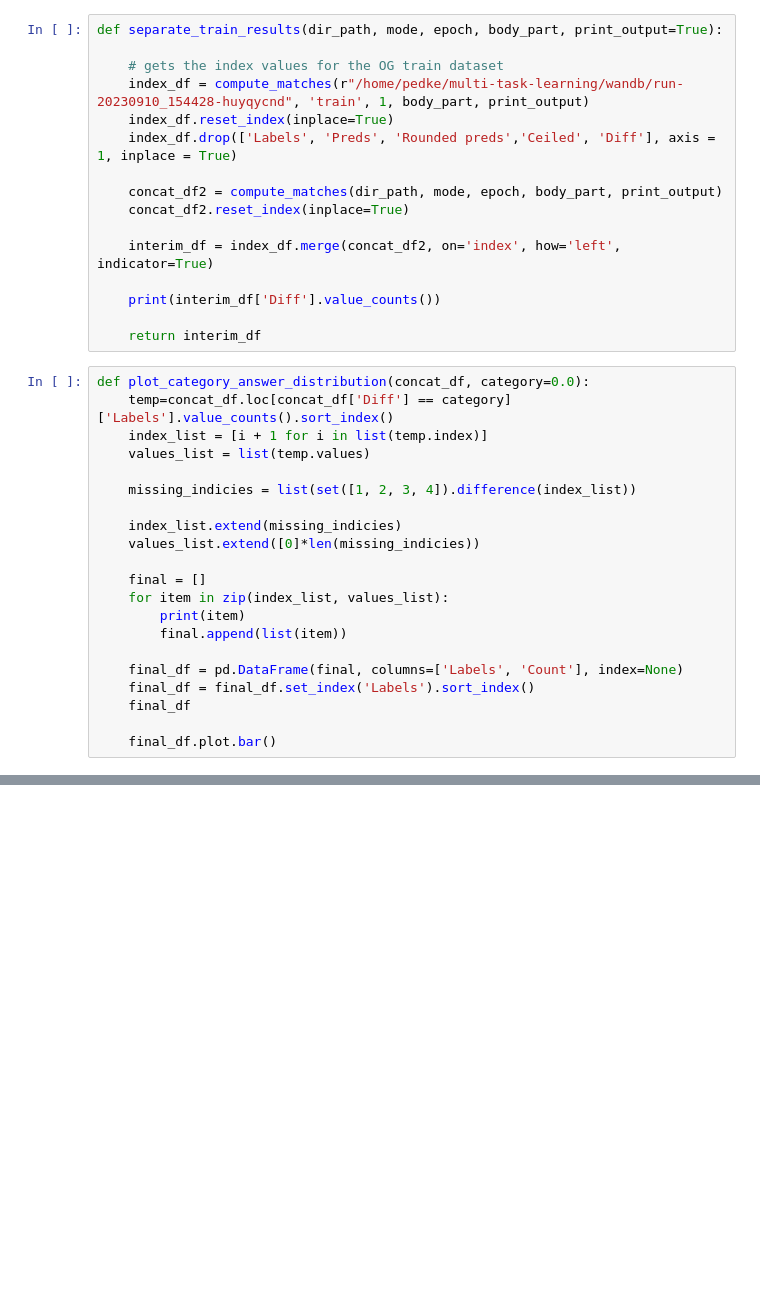
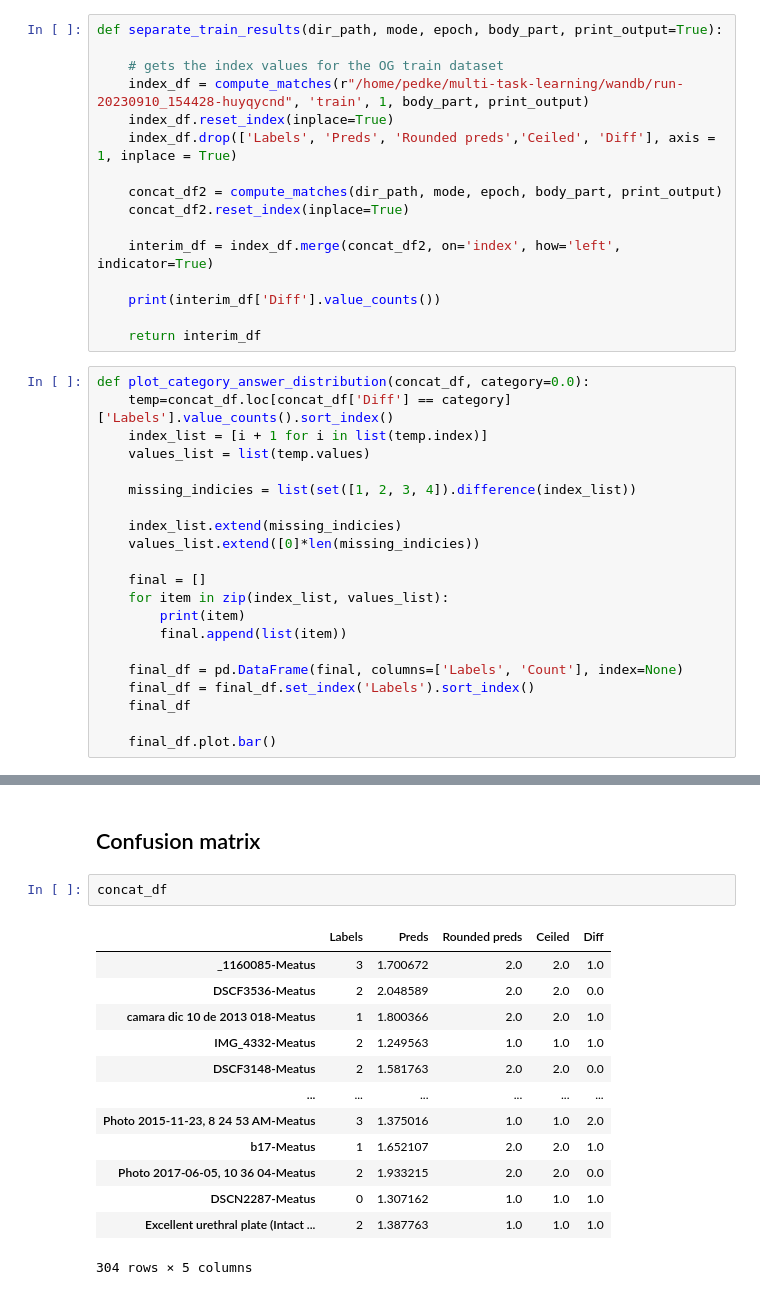
Before and after one commit to parinitaedke/hypospadias-multi-task-learning, a Jupyter notebook: evaluate_results.ipynb, the cells around one changed output, grey strips where cells are left out. Saved outputs shown, nothing was run; the diff lists cells and outputs as text; blank space fills up the shorter version.

```diff
--- a/evaluate_results.ipynb
+++ b/evaluate_results.ipynb
@@ -107,0 +102,18 @@ Name: count, dtype: int64
+# %% [markdown]
+## Confusion matrix
+# %%
+concat_df
+# %% [output]
+|  | Labels | Preds | Rounded preds | Ceiled | Diff |
+| _1160085-Meatus | 3 | 1.700672 | 2.0 | 2.0 | 1.0 |
+| DSCF3536-Meatus | 2 | 2.048589 | 2.0 | 2.0 | 0.0 |
+| camara dic 10 de 2013 018-Meatus | 1 | 1.800366 | 2.0 | 2.0 | 1.0 |
+| IMG_4332-Meatus | 2 | 1.249563 | 1.0 | 1.0 | 1.0 |
+| DSCF3148-Meatus | 2 | 1.581763 | 2.0 | 2.0 | 0.0 |
+| ... | ... | ... | ... | ... | ... |
+| Photo 2015-11-23, 8 24 53 AM-Meatus | 3 | 1.375016 | 1.0 | 1.0 | 2.0 |
+| b17-Meatus | 1 | 1.652107 | 2.0 | 2.0 | 1.0 |
+| Photo 2017-06-05, 10 36 04-Meatus | 2 | 1.933215 | 2.0 | 2.0 | 0.0 |
+| DSCN2287-Meatus | 0 | 1.307162 | 1.0 | 1.0 | 1.0 |
+| Excellent urethral plate (Intact ... | 2 | 1.387763 | 1.0 | 1.0 | 1.0 |
+304 rows × 5 columns
```
Also changed, not shown: parts of 11 cells of this notebook, 1 other file.
